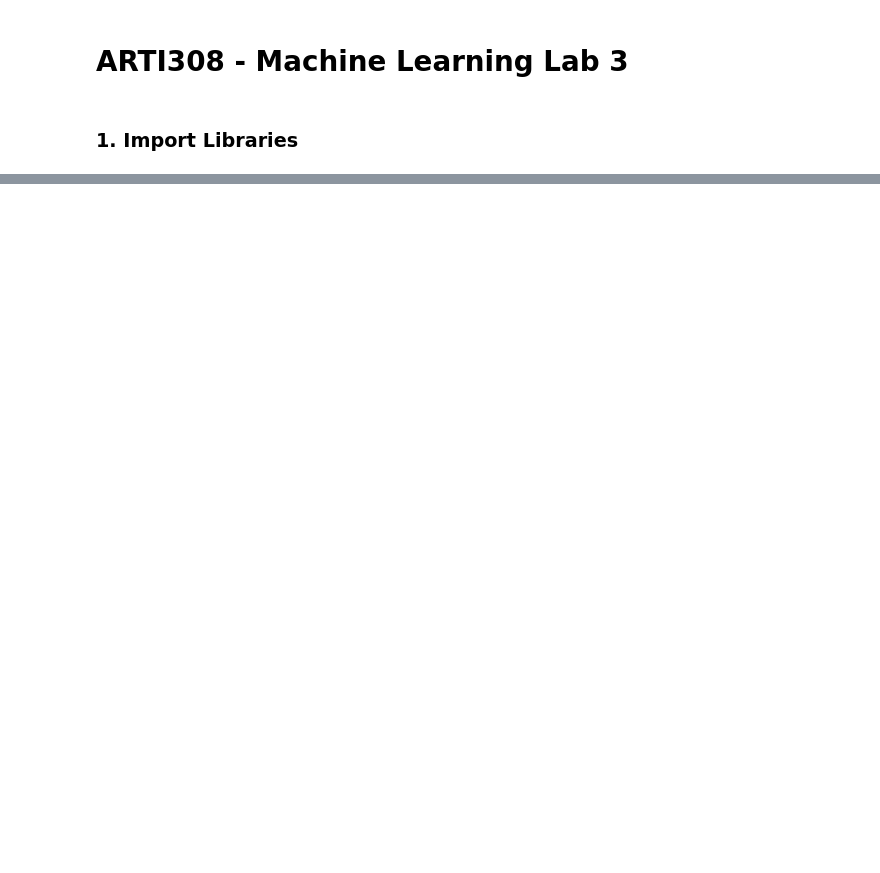
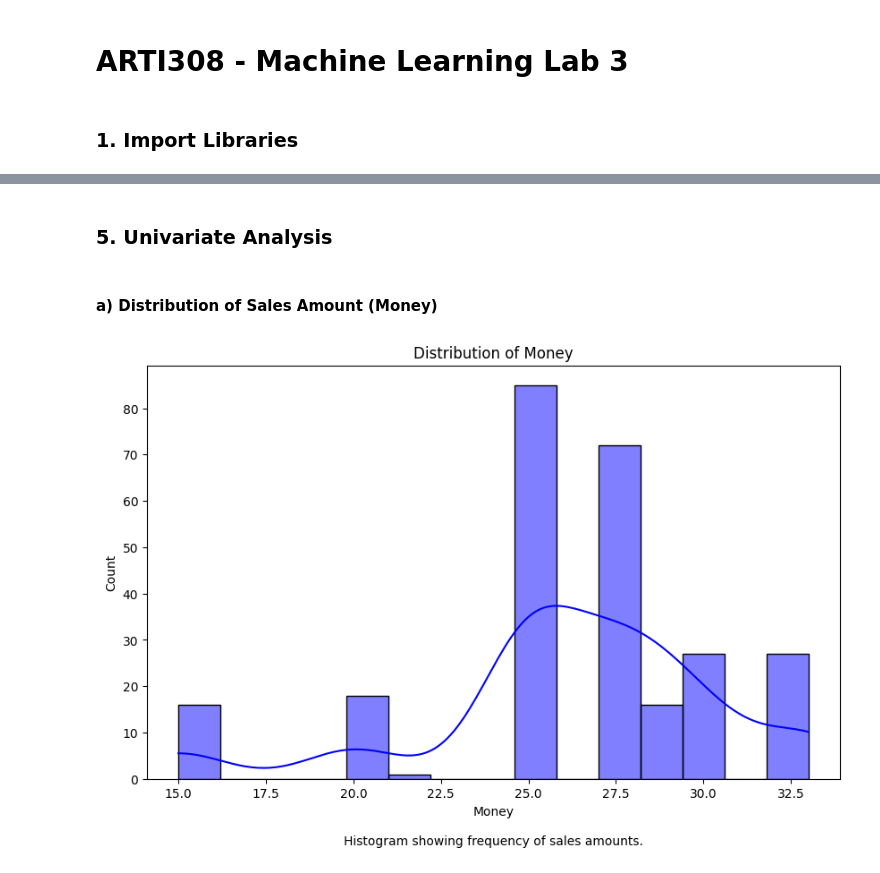
Before and after one commit to An4s0/Machine-learning, a Jupyter notebook: Lab3/lab3.ipynb, the cells around one changed output, grey strips where cells are left out. Cells and saved outputs as stored; diff of their text form; code cells hidden in the pictures; blank space fills up the shorter version.

```diff
--- a/Lab3/lab3.ipynb
+++ b/Lab3/lab3.ipynb
@@ -163,0 +88,13 @@ plt.show()
+# %% [markdown]
+### 5. Univariate Analysis
+# %% [markdown]
+#### a) Distribution of Sales Amount (Money)
+# %%
+plt.figure(figsize=(10,6))
+sns.histplot(df['money'], kde=True, color='blue')
+plt.title('Distribution of Money')
+plt.xlabel('Money')
+plt.text(0.5, -0.15, "Histogram showing frequency of sales amounts.", ha='center', va='center', transform=plt.gca().transAxes)
+plt.show()
+# %% [output]
+[figure, added]
```
Also changed, not shown: parts of 58 cells of this notebook.
